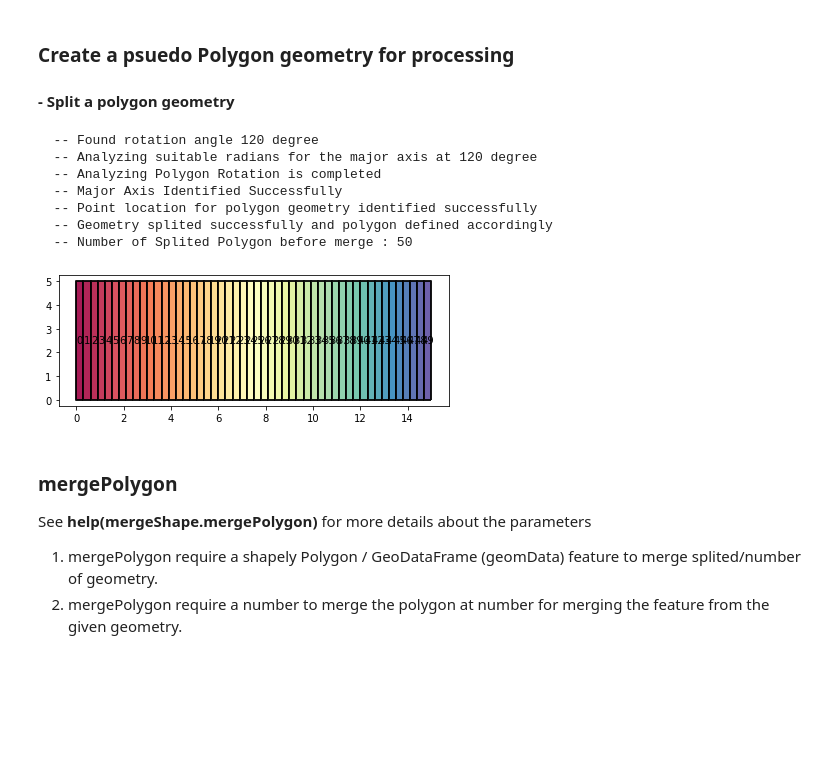
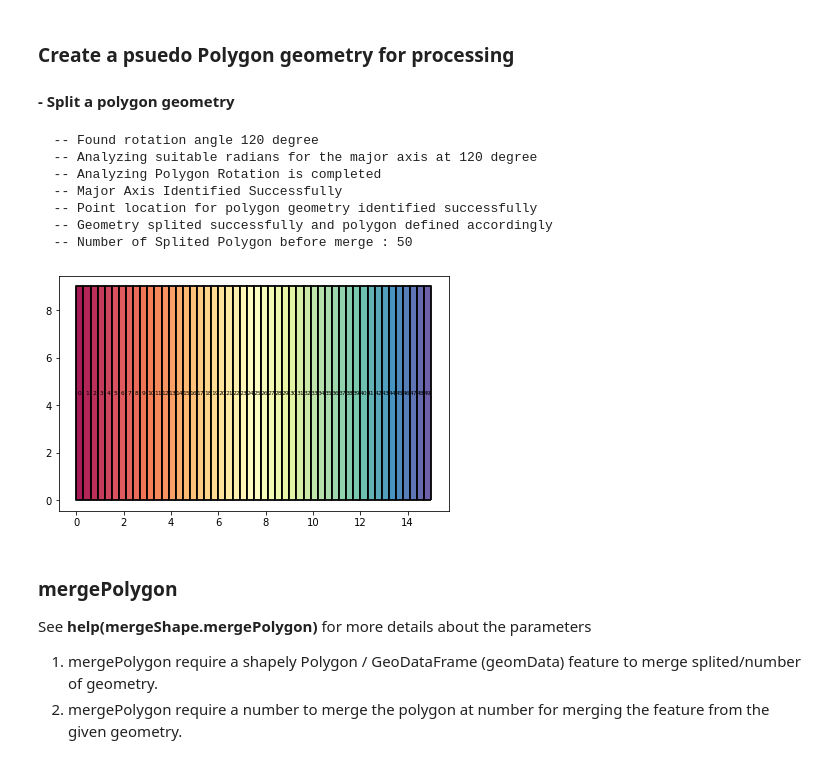
Before and after one commit to abiraihan/geoshapes, a Jupyter notebook: example/mergeShape.ipynb, the cells around one changed output. Cells and saved outputs as stored; diff of their text form; code cells hidden in the pictures; blank space fills up the shorter version.

```diff
--- a/example/mergeShape.ipynb
+++ b/example/mergeShape.ipynb
@@ -45,18 +31,18 @@ def getSplitedGeoms(geoms, split, rotation):
             xy=x.geometry.centroid.coords[0],
             ha='center',
             va='center',
-            size=10),axis=1
+            size=6),axis=1
         )
     return splitGeometry
 # %%
-polys = shapely.geometry.Polygon([(0, 0), (0,5), (15, 5), (15, 0)])
+polys = shapely.geometry.Polygon([(0, 0), (0,9), (15, 9), (15, 0)])
 splitedData = getSplitedGeoms(polys, 50, 120)
 # %% [output]
   -- Found rotation angle 120 degree
   -- Analyzing suitable radians for the major axis at 120 degree
   -- Analyzing Polygon Rotation is completed
   -- Major Axis Identified Successfully
   -- Point location for polygon geometry identified successfully
   -- Geometry splited successfully and polygon defined accordingly
   -- Number of Splited Polygon before merge : 50
-[figure, old version]
+[figure, new version]
```
Also changed, not shown: parts of 15 cells of this notebook, 1 other file.
